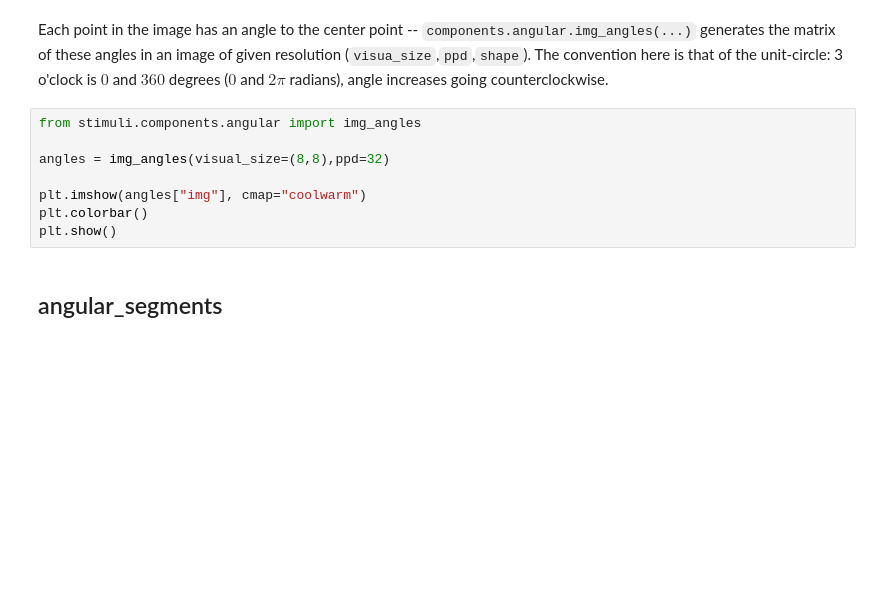
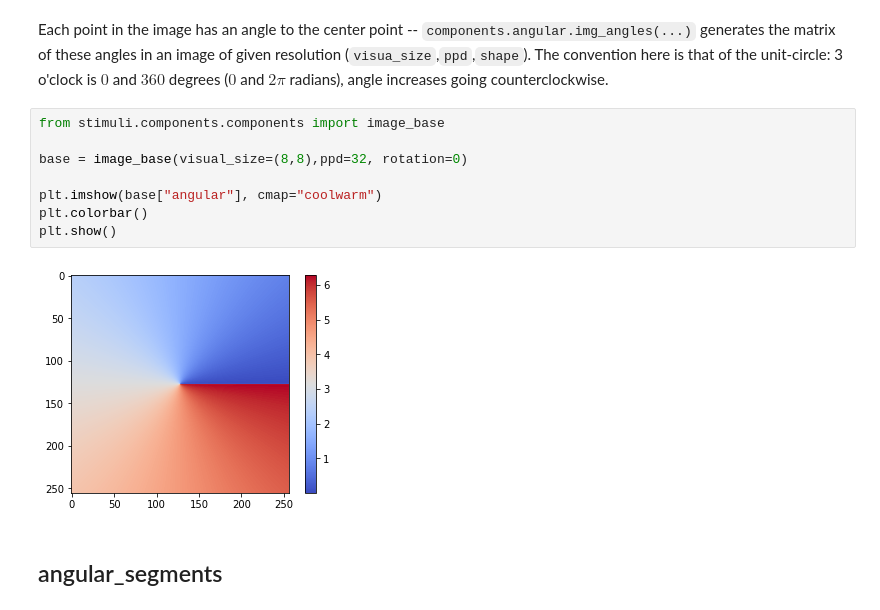
Before and after one commit to computational-psychology/stimupy, a Jupyter notebook: demo/illusions/angular.ipynb, the cells around one changed output. Drawn from its saved outputs; the diff is of its cells as text; blank space fills up the shorter version.

Commit message:
Angular uses image-base

```diff
--- a/demo/illusions/angular.ipynb
+++ b/demo/illusions/angular.ipynb
@@ -20,13 +20,15 @@ The convention here is that of the unit-circle:
 3 o'clock is $0$ and $360$ degrees ($0$ and $2\pi$ radians),
 angle increases going counterclockwise.
 # %%
-from stimuli.components.angular import img_angles
+from stimuli.components.components import image_base
 
-angles = img_angles(visual_size=(8,8),ppd=32)
+base = image_base(visual_size=(8,8),ppd=32, rotation=0)
 
-plt.imshow(angles["img"], cmap="coolwarm")
+plt.imshow(base["angular"], cmap="coolwarm")
 plt.colorbar()
 plt.show()
+# %% [output]
+[figure, added]
 # %% [markdown]
 ## angular_segments
 # %% [markdown]
```
Also changed, not shown: parts of 7 cells of this notebook, 1 other file.
